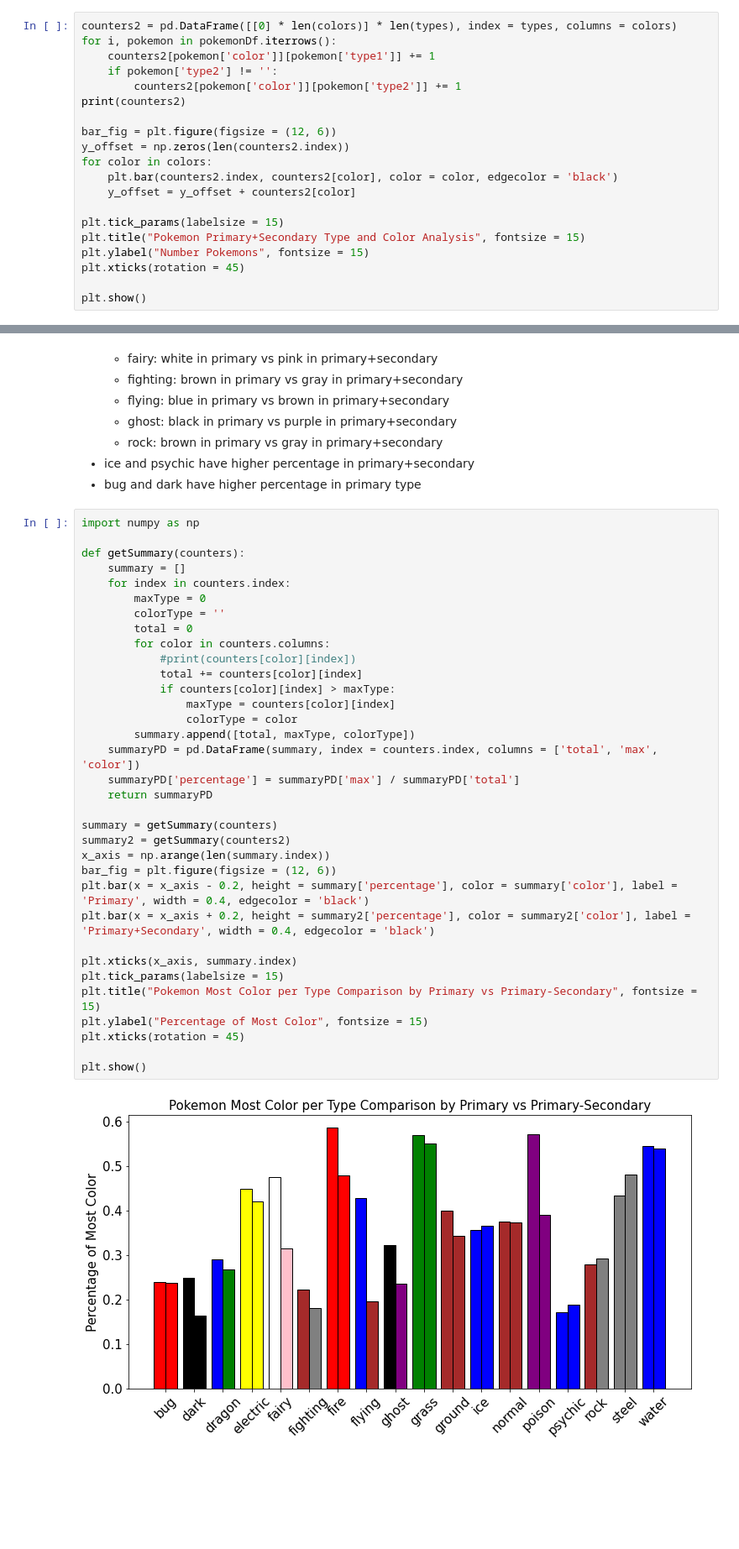
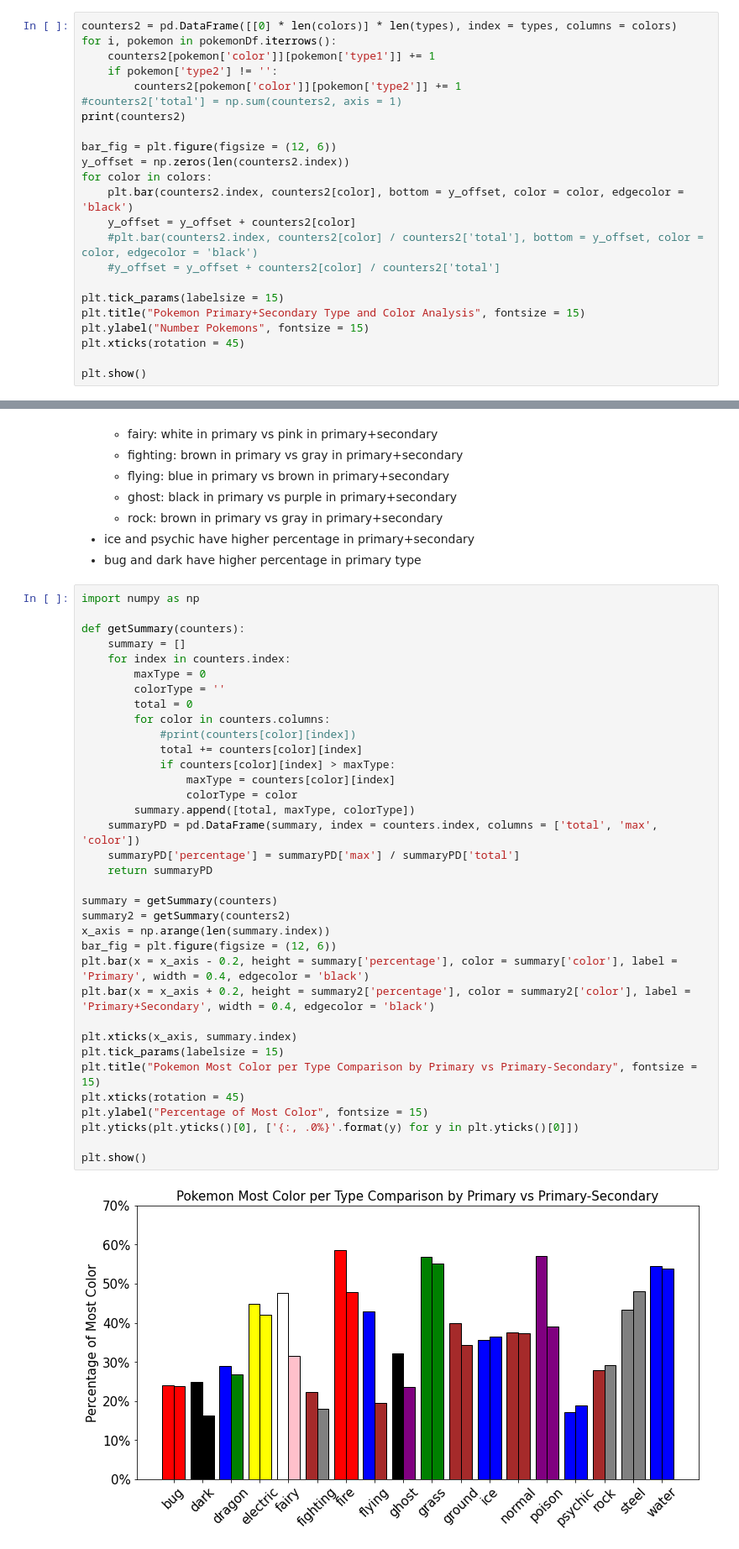
Before and after one commit to Drexel-MS-Y2-DSCI-Group-Projects/dsci521-pokemon-analysis, a Jupyter notebook: basicAnalysis/basicAnalysis.ipynb, the cells around one changed output, grey strips where cells are left out. Shown at 84% size. Drawn from its saved outputs; the diff is of its cells as text; blank space fills up the shorter version.

```diff
--- a/basicAnalysis/basicAnalysis.ipynb
+++ b/basicAnalysis/basicAnalysis.ipynb
@@ -206,13 +206,16 @@ for i, pokemon in pokemonDf.iterrows():
     counters2[pokemon['color']][pokemon['type1']] += 1
     if pokemon['type2'] != '':
         counters2[pokemon['color']][pokemon['type2']] += 1
+#counters2['total'] = np.sum(counters2, axis = 1)
 print(counters2)
 
 bar_fig = plt.figure(figsize = (12, 6))
 y_offset = np.zeros(len(counters2.index))
 for color in colors:
-    plt.bar(counters2.index, counters2[color], color = color, edgecolor = 'black')
+    plt.bar(counters2.index, counters2[color], bottom = y_offset, color = color, edgecolor = 'black')
     y_offset = y_offset + counters2[color]
+    #plt.bar(counters2.index, counters2[color] / counters2['total'], bottom = y_offset, color = color, edgecolor = 'black')
+    #y_offset = y_offset + counters2[color] / counters2['total']
 
 plt.tick_params(labelsize = 15)
 plt.title("Pokemon Primary+Secondary Type and Color Analysis", fontsize = 15)
@@ -264,32 +267,33 @@ def getSummary(counters):
     summary = []
     for index in counters.index:
         maxType = 0
         colorType = ''
         total = 0
         for color in counters.columns:
             #print(counters[color][index])
             total += counters[color][index]
             if counters[color][index] > maxType:
                 maxType = counters[color][index]
                 colorType = color
         summary.append([total, maxType, colorType])
     summaryPD = pd.DataFrame(summary, index = counters.index, columns = ['total', 'max', 'color'])
     summaryPD['percentage'] = summaryPD['max'] / summaryPD['total']
     return summaryPD
 
 summary = getSummary(counters)
 summary2 = getSummary(counters2)
 x_axis = np.arange(len(summary.index))
 bar_fig = plt.figure(figsize = (12, 6))
 plt.bar(x = x_axis - 0.2, height = summary['percentage'], color = summary['color'], label = 'Primary', width = 0.4, edgecolor = 'black')
 plt.bar(x = x_axis + 0.2, height = summary2['percentage'], color = summary2['color'], label = 'Primary+Secondary', width = 0.4, edgecolor = 'black')
 
 plt.xticks(x_axis, summary.index)
 plt.tick_params(labelsize = 15)
 plt.title("Pokemon Most Color per Type Comparison by Primary vs Primary-Secondary", fontsize = 15)
+plt.xticks(rotation = 45)
 plt.ylabel("Percentage of Most Color", fontsize = 15)
-plt.xticks(rotation = 45)
+plt.yticks(plt.yticks()[0], ['{:, .0%}'.format(y) for y in plt.yticks()[0]])
 
 plt.show()
 # %% [output]
-[figure, old version]
+[figure, new version]
```
Also changed, not shown: parts of 1 cell of this notebook.
